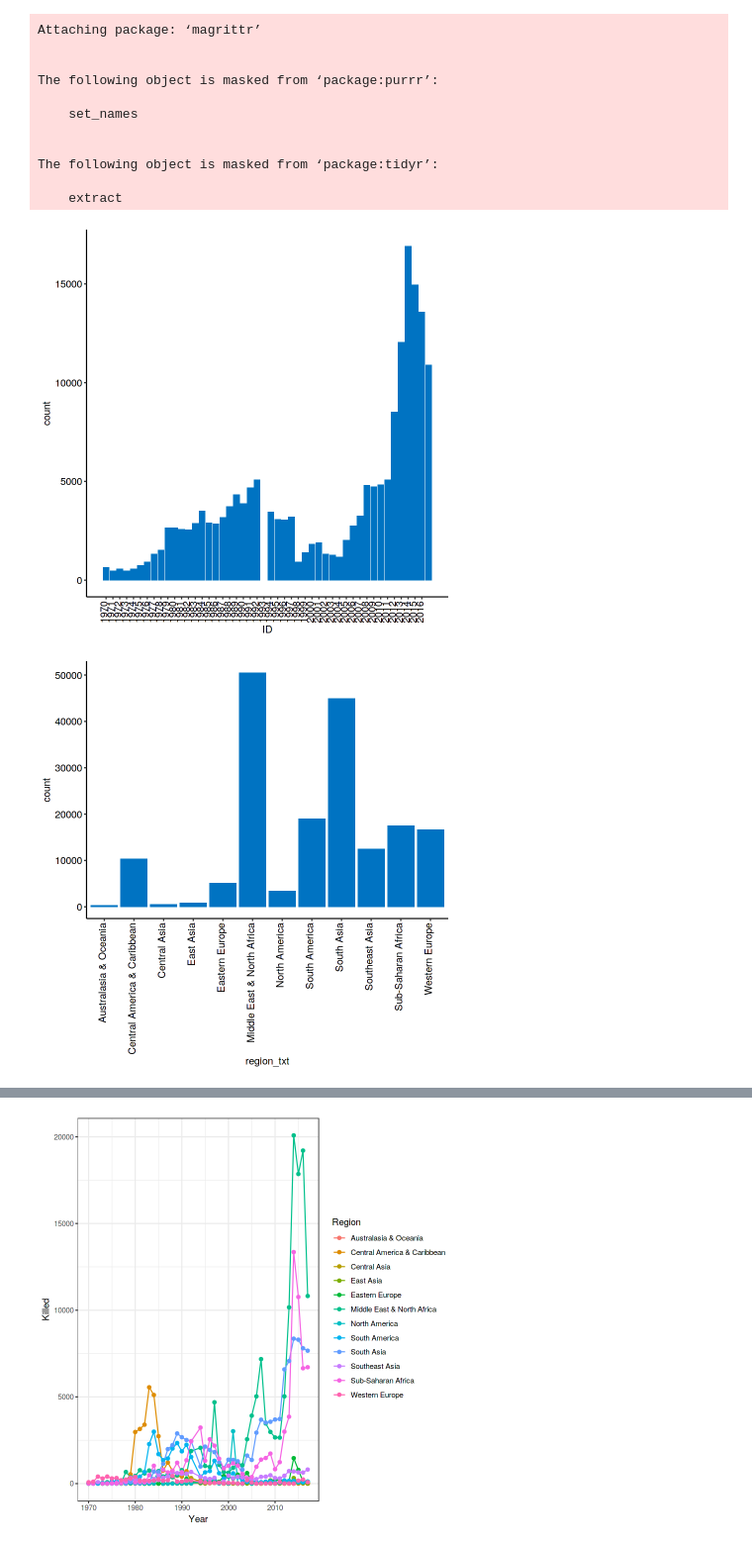
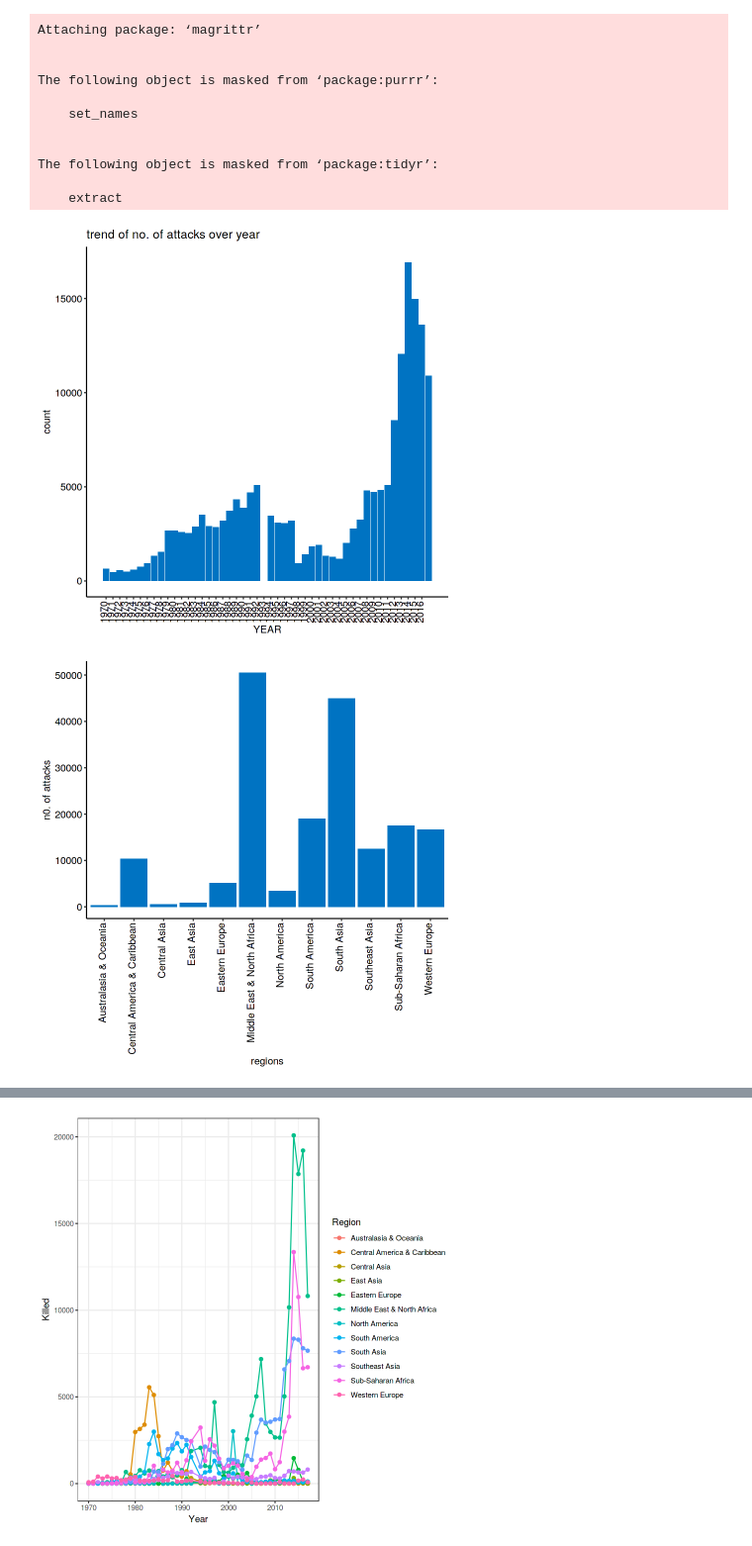
Before and after one commit to ayrus-surya/global-terrorism-analytics, a Jupyter notebook: kernel3a77749b27.ipynb, the cells around one changed output, grey strips where cells are left out. Shown: that part at 99% size. Cells and saved outputs as stored; diff of their text form; code cells hidden in the pictures.

```diff
--- a/kernel3a77749b27.ipynb
+++ b/kernel3a77749b27.ipynb
@@ -54,15 +54,15 @@ The following object is masked from ‘package:tidyr’:
     extract
 # %%
 ggplot(df, aes(iyear)) +
-  geom_bar(fill = "#0073C2FF")+theme(axis.text.x = element_text(angle = 90, hjust =1, vjust = 0.2))+scale_x_continuous("ID", breaks = seq(1970, 2016, 1))
+  geom_bar(fill = "#0073C2FF")+ggtitle("trend of no. of attacks over year")+theme(axis.text.x = element_text(angle = 90, hjust =1, vjust = 0.2))+scale_x_continuous("YEAR", breaks = seq(1970, 2016, 1))
 # %% [output]
-[figure, old version]
+[figure, new version]
 # %%
 #unique(df$region_txt)
 #unique(df$region_txt)
 ggplot(df, aes(region_txt)) +
-  geom_bar(fill = "#0073C2FF")+theme(axis.text.x = element_text(angle = 90, hjust =1, vjust = 0.2))
+  geom_bar(fill = "#0073C2FF")+labs(x="regions",y="n0. of attacks")+theme(axis.text.x = element_text(angle = 90, hjust =1, vjust = 0.2))
 # %% [output]
-[figure, old version]
+[figure, new version]
 # %%
 ggplot(df, aes(attacktype1_txt)) +
```
Also changed, not shown: parts of 7 cells of this notebook.
